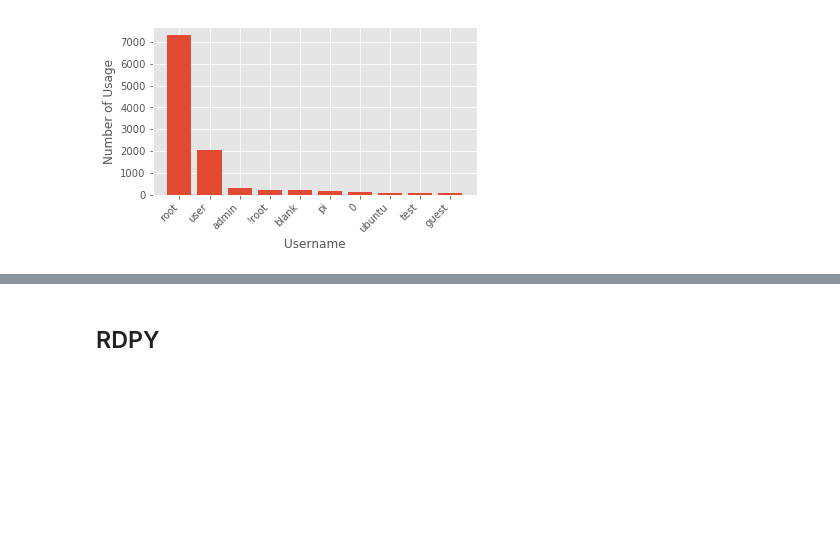
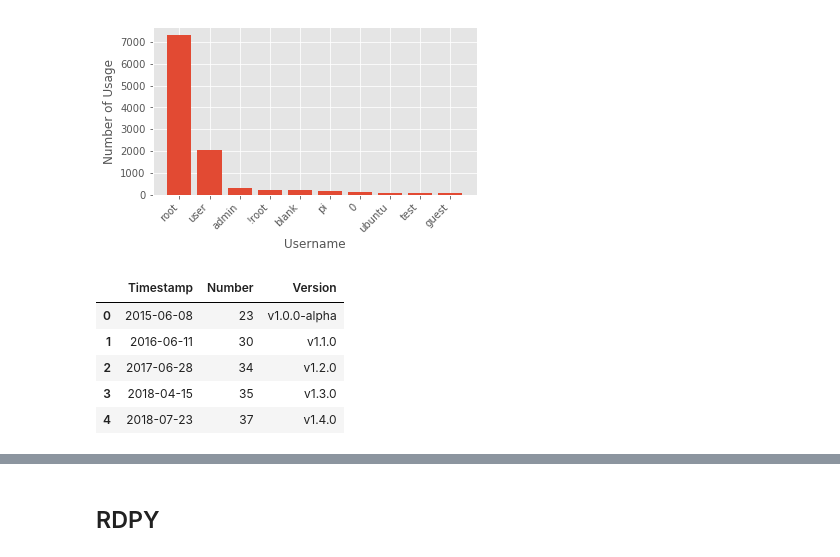
Before and after one commit to stefanDeveloper/master-thesis, a Jupyter notebook: plots/data-visualization.ipynb, the cells around one changed output, grey strips where cells are left out. Cells and saved outputs as stored; diff of their text form; code cells hidden in the pictures; blank space fills up the shorter version.

```diff
--- a/plots/data-visualization.ipynb
+++ b/plots/data-visualization.ipynb
@@ -440,3 +440,15 @@ plt.savefig("tpot-cowrie-username.pdf", format="pdf")
 plt.show()
 # %% [output]
 [figure]
+# %%
+df = pd.read_csv("./data/cowrie-cmd.txt")
+df.Timestamp = pd.to_datetime(df.Timestamp)
+df = df.sort_values(by="Timestamp")
+df.head()
+# %% [output]
+|  | Timestamp | Number | Version |
+| 0 | 2015-06-08 | 23 | v1.0.0-alpha |
+| 1 | 2016-06-11 | 30 | v1.1.0 |
+| 2 | 2017-06-28 | 34 | v1.2.0 |
+| 3 | 2018-04-15 | 35 | v1.3.0 |
+| 4 | 2018-07-23 | 37 | v1.4.0 |
```
Also changed, not shown: parts of 1 cell of this notebook, 4 other files.
